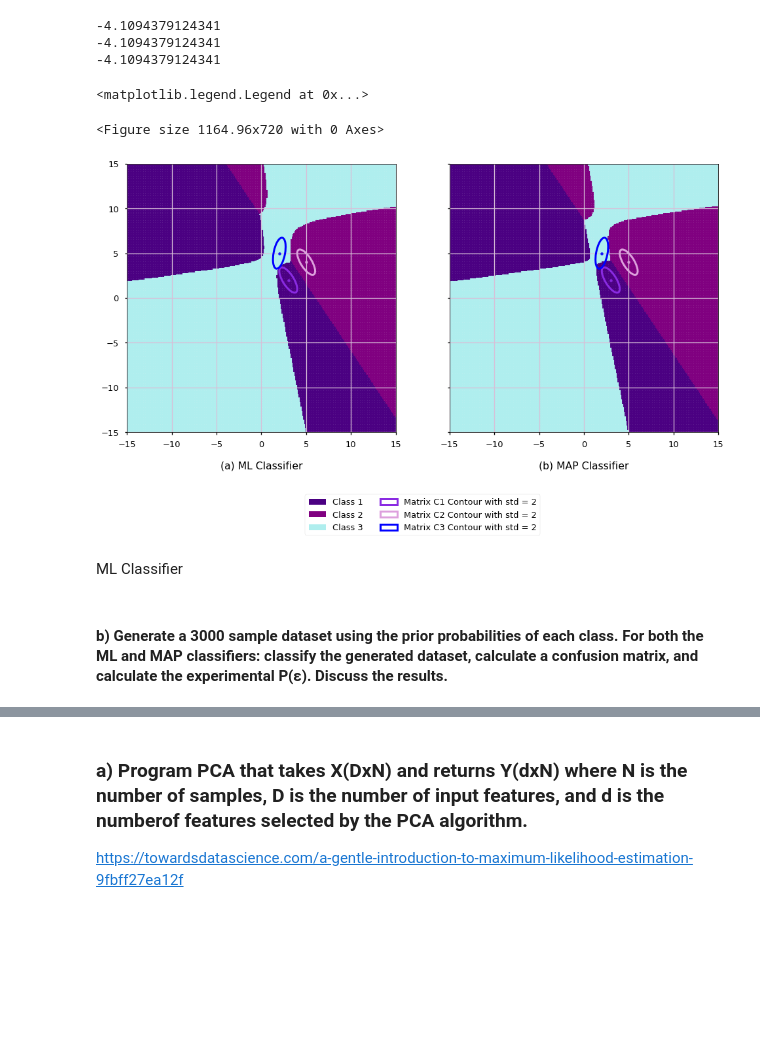
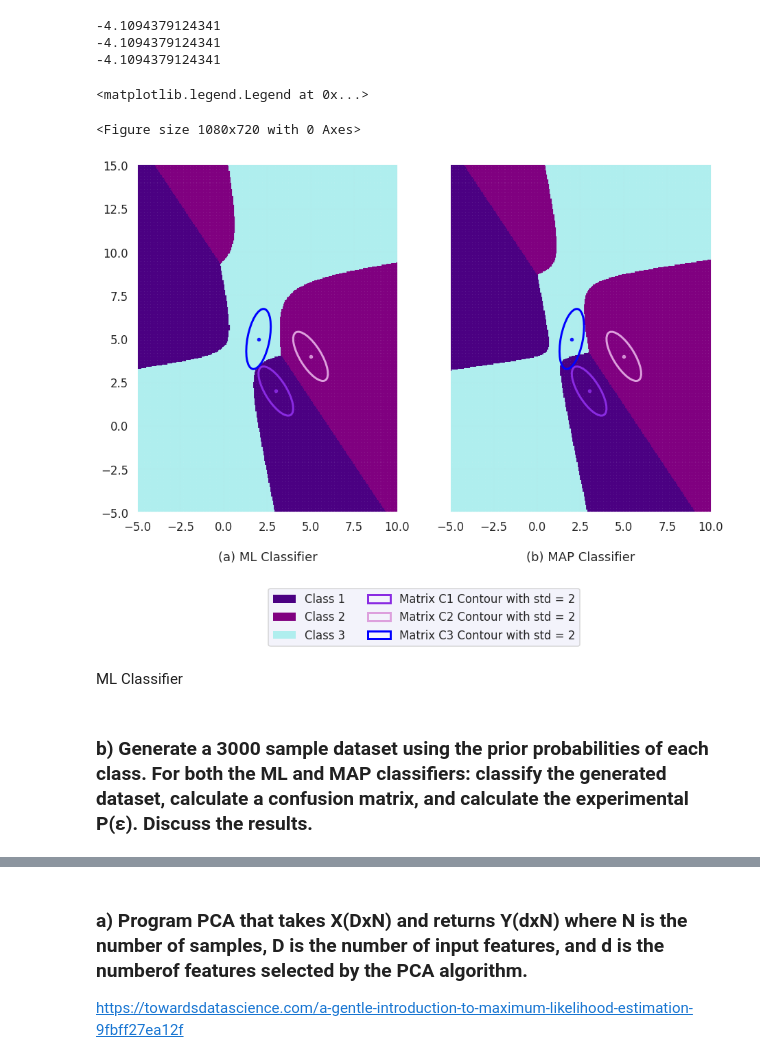
Before and after one commit to Natz12/Pattern-Recognition, a Jupyter notebook: Bayes-PCA-Logistic-SGD.ipynb, the cells around one changed output, grey strips where cells are left out. Drawn from its saved outputs; the diff is of its cells as text; code cells hidden in the pictures; blank space fills up the shorter version.

```diff
--- a/Bayes-PCA-Logistic-SGD.ipynb
+++ b/Bayes-PCA-Logistic-SGD.ipynb
@@ -17,15 +17,25 @@ from matplotlib.patches import Patch  # To modify legend
 
 import numpy as np  #To hanlde arrays and do math
 import pandas as pd #To use DataFrames
-from numpy import linalg as LA  #Import numpy's linear algebra functions (used to modify the normal distributions according to cov matrix)
+
+#Import numpy's linear algebra functions (used to modify the normal distributions according to cov matrix and to get the eigenvalues,eigenvectors)
+from numpy import linalg as LA
 
 import seaborn as sns # Plot heatmap
 
 import gzip #open dataset question 3
 import urllib  # To download dataset from url
 
+from sklearn.preprocessing import StandardScaler # To standardize the samples
+
 ## https://matplotlib.org/gallery/style_sheets/style_sheets_reference.html
 ## from small to large (seaborn-notebook, seaborn-talk, seaborn-poster)
-plt.style.use('seaborn-talk')
+sns.set_style("darkgrid", {"axes.facecolor": '#f0f0fa'})
+sns.set_context("talk")
+# plt.style.use('seaborn-talk')
 
-mplab.rcParams['figure.figsize'] = [16.18,10]
+#f5f5ff
+
+mplab.rcParams['figure.figsize'] = [15,10]
+
+sns.axes_style()
@@ -316,10 +343,10 @@ def discriminantClass(coordinate, prob = PC1, mean = meanC1, cov = covC1, ML = F
   if ML == True:
     prob = 1/3
   coordinate = np.array(coordinate)
-  cov_inverse = np.linalg.inv(cov)
+  cov_inverse = LA.inv(cov)
   W_i = -0.5 * cov_inverse
   w_i = cov_inverse @ mean
-  w_i_0 = -0.5 * mean.T @ cov_inverse @ mean - 0.5 * np.log(np.linalg.det(cov)) + np.log(prob)
+  w_i_0 = -0.5 * mean.T @ cov_inverse @ mean - 0.5 * np.log(LA.det(cov)) + np.log(prob)
   result = coordinate.T @ W_i @ coordinate + w_i.T @ coordinate + w_i_0
   return result
 # %%
@@ -347,34 +374,31 @@ def discriminate (coordinate1, coordinate2, ML = False):
 ## Based on https://scikit-learn.org/stable/auto_examples/neighbors/plot_classification.html
 # Plot of the decision boundary. Each point in the mesh has a color based on its class
 # point in the mesh [x_min, x_max]x[y_min, y_max].
-x_min, x_max = -15, 15.1
-y_min, y_max = -15, 15.1
-h = 0.1
+x_min, x_max = -5, 10.1
+y_min, y_max = -5, 15.1
+h = 0.05
 xx, yy = np.meshgrid(np.arange(x_min, x_max, h),
                       np.arange(y_min, y_max, h))
 
 Z = np.c_[xx.ravel(), yy.ravel()]
+
+discriminateGridML = np.zeros((Z.shape[0], 1))
 discriminateGridMAP = np.zeros((Z.shape[0], 1))
+
 for i in range(Z.shape[0]):
   discriminateGridMAP[i] = discriminate(Z[i,0], Z[i,1])
+  discriminateGridML[i] = discriminate(Z[i,0], Z[i,1], True)
 
 cmap_colors = ['indigo', 'purple', 'paleturquoise']
 cmap = ListedColormap(cmap_colors)
 
 discriminateGridMAP = discriminateGridMAP.reshape(xx.shape)
 
-discriminateGridML = np.zeros((Z.shape[0], 1))
-for i in range(Z.shape[0]):
-  discriminateGridML[i] = discriminate(Z[i,0], Z[i,1], True)
-
-
-cmap = ListedColormap(['indigo', 'purple', 'paleturquoise'])
-
 discriminateGridML = discriminateGridML.reshape(xx.shape)
 # %%
 plt.figure()
 
-fig, ax = plt.subplots(nrows = 1,ncols = 2, sharey = True, subplot_kw = {'aspect': 'equal'})
+fig, ax = plt.subplots(figsize=(15,15),nrows = 1,ncols = 2, sharey = True, subplot_kw = {'aspect': 'equal'})
 
 countour(ax[0], data = None, mean = meanC1, cov = covC1, colors = ['blueviolet'], nums = [1], name = 'C1')
 countour(ax[0], data = None, mean = meanC2, cov = covC2, colors = ['plum'], nums = [1], name = 'C2')
@@ -394,39 +418,39 @@ countour(ax[1], data = None, mean = meanC3, cov = covC3, colors = ['b'], nums =
 # legendHandles, labels = ax[0].get_legend_handles_labels()
 # legendHandles.insert(0, Patch(facecolor = cmap_colors[0], edgecolor = 'None',
 #                      label = "Class 1"))
 # legendHandles.insert(1, Patch(facecolor = cmap_colors[1], edgecolor = 'None',
 #                      label = "Class 2"))
 # legendHandles.insert(2, Patch(facecolor = cmap_colors[2], edgecolor = 'None',
 #                      label = "Class 3"))
 
 ## Set the legend
 # ax[0].legend(handles = legendHandles, ncol = 2, loc = 3)
 
 # # ax.pcolormesh(xx, yy, discriminateGrid, cmap=plt.get_cmap('Set1'))
 ax[1].pcolormesh(xx, yy, discriminateGridMAP, cmap=cmap, alpha = 0.9)
 ax[1].grid(True, color = 'thistle')
 ax[1].set_title('(b) MAP Classifier', y = -0.15)
 
 
 legendHandles, labels = ax[1].get_legend_handles_labels()
 legendHandles.insert(0, Patch(facecolor = cmap_colors[0], edgecolor = 'None',
                      label = "Class 1"))
 legendHandles.insert(1, Patch(facecolor = cmap_colors[1], edgecolor = 'None',
                      label = "Class 2"))
 legendHandles.insert(2, Patch(facecolor = cmap_colors[2], edgecolor = 'None',
                      label = "Class 3"))
 
 ## Set the legend
 # ax[1].legend(handles = legendHandles, ncol = 2, loc = 3)
 ax[1].legend(handles = legendHandles, ncol = 2, loc = 8, bbox_to_anchor = (-0.1, -0.4))
 # %% [output]
 <matplotlib.legend.Legend at 0x...>
-<Figure size 1164.96x720 with 0 Axes>
+<Figure size 1080x720 with 0 Axes>
-[figure, old version]
+[figure, new version]
 # %% [markdown]
 ML Classifier
 # %% [markdown]
-#### b) Generate a 3000 sample dataset using the prior probabilities of each class. For both the ML and MAP classifiers: classify the generated dataset, calculate a confusion matrix, and calculate the experimental P(ε). Discuss the results.
+### b) Generate a 3000 sample dataset using the prior probabilities of each class. For both the ML and MAP classifiers: classify the generated dataset, calculate a confusion matrix, and calculate the experimental P(ε). Discuss the results.
 # %%
 ## Create the datapoints
 
```
Also changed, not shown: parts of 50 cells of this notebook.
